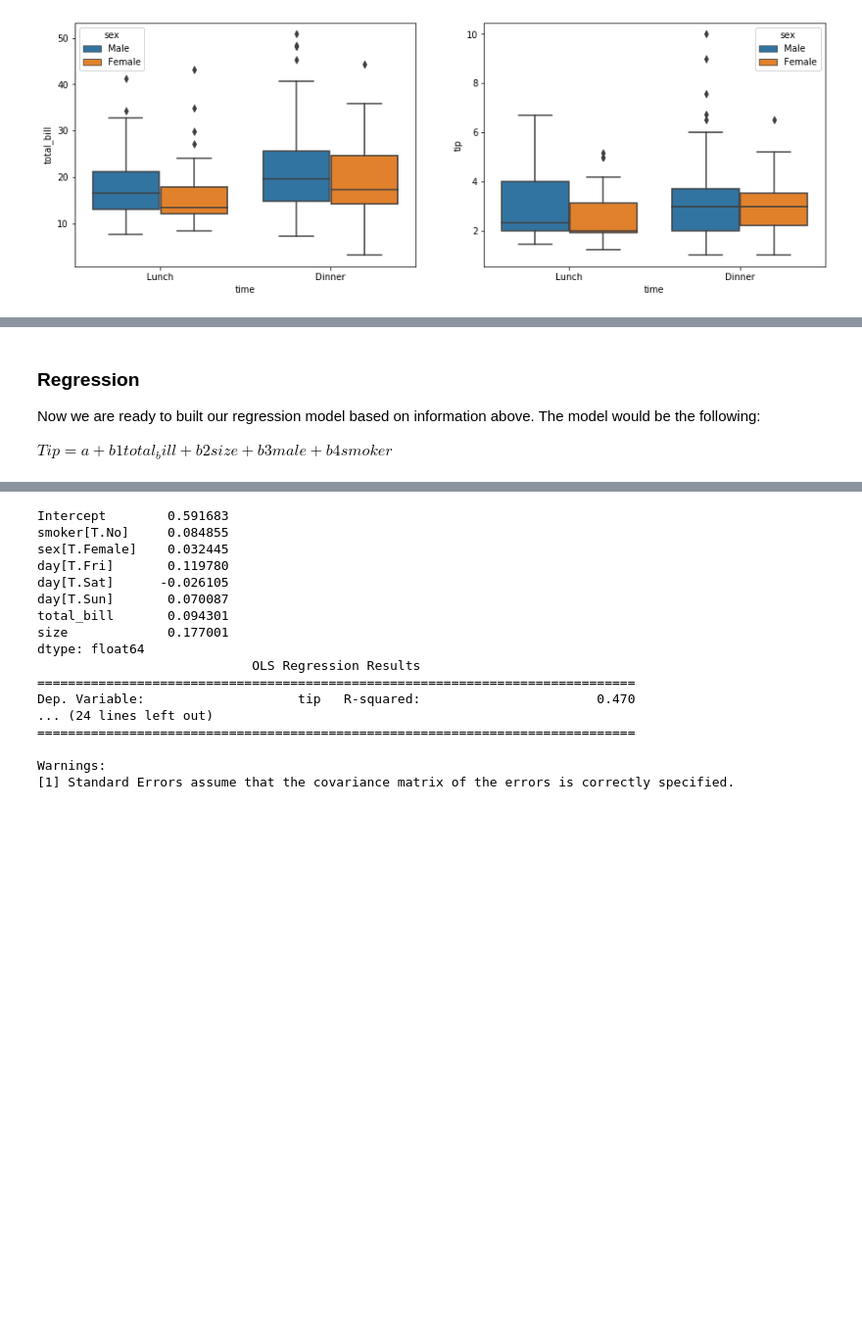
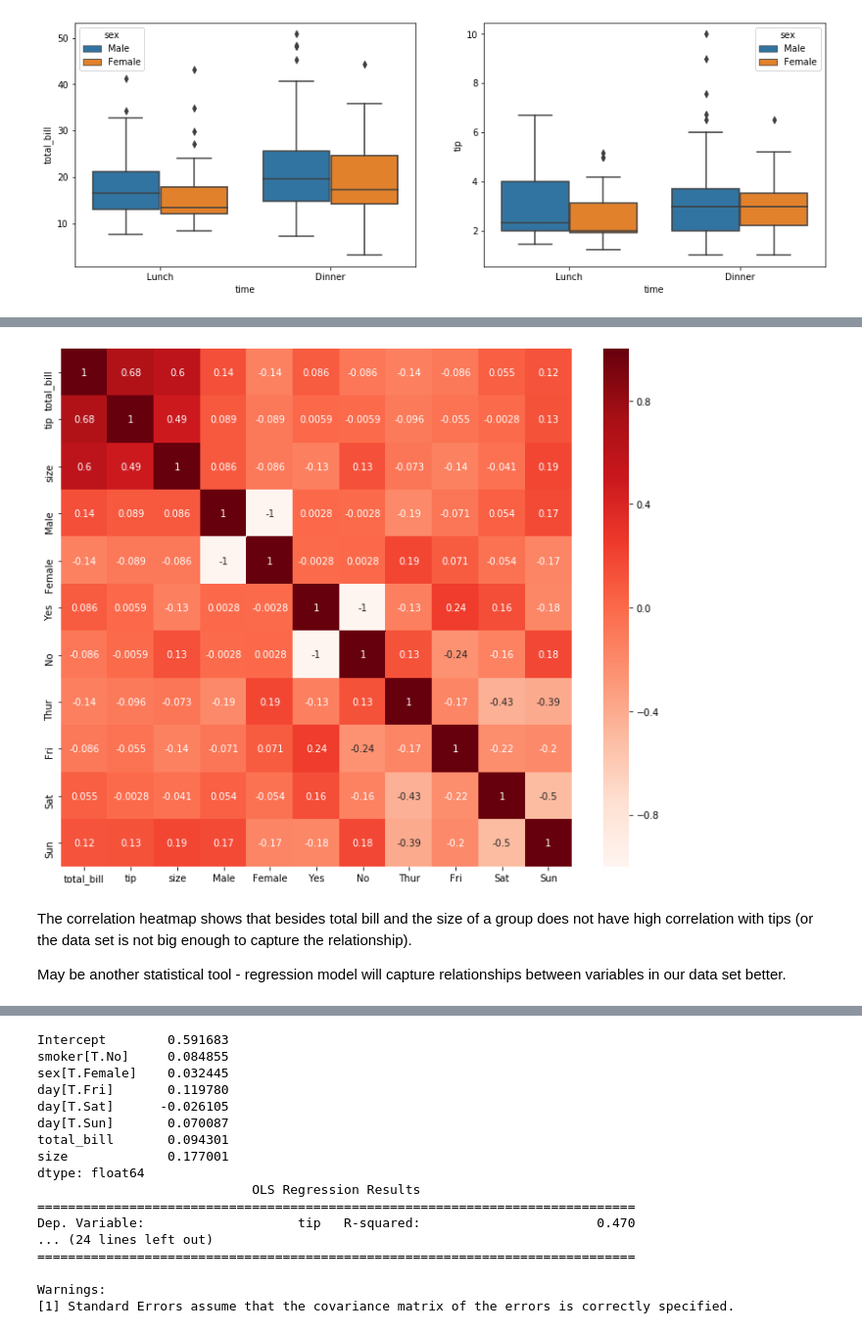
Before and after one commit to Vitalismirnov/-my_fundamentals_of_data_analysis, a Jupyter notebook: Project_VitalijsSmirnovs.ipynb, the cells around one changed output, grey strips where cells are left out. Shown: that part at 98% size. Cells and saved outputs as stored; diff of their text form; code cells hidden in the pictures; blank space fills up the shorter version.

```diff
--- a/Project_VitalijsSmirnovs.ipynb
+++ b/Project_VitalijsSmirnovs.ipynb
@@ -316,7 +326,12 @@ df.head()
-# %% [markdown]
-### Regression
-
-Now we are ready to built our regression model based on information above.
-The model would be the following:
-
-$Tip = a + b1total_bill+ b2size + b3 male+ b4 smoker$
+# %%
+# repeat correlation plot
+plt.figure(figsize=(12,10))
+cor = df.corr()
+sns.heatmap(cor, annot=True, cmap=plt.cm.Reds)
+plt.show()
+# %% [output]
+[figure, added]
+# %% [markdown]
+The correlation heatmap shows that besides total bill and the size of a group does not have high correlation with tips (or the data set is not big enough to capture the relationship).
+
+May be another statistical tool - regression model will capture relationships between variables in our data set better.
```
Also changed, not shown: parts of 12 cells of this notebook.
